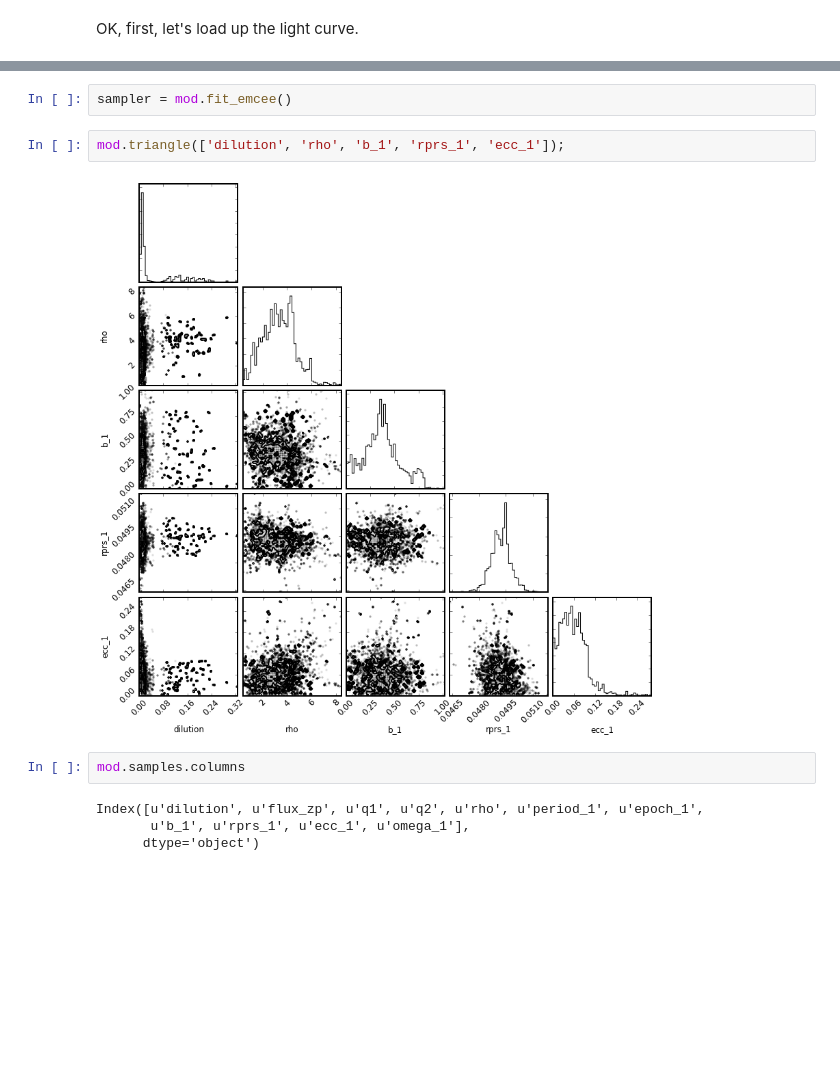
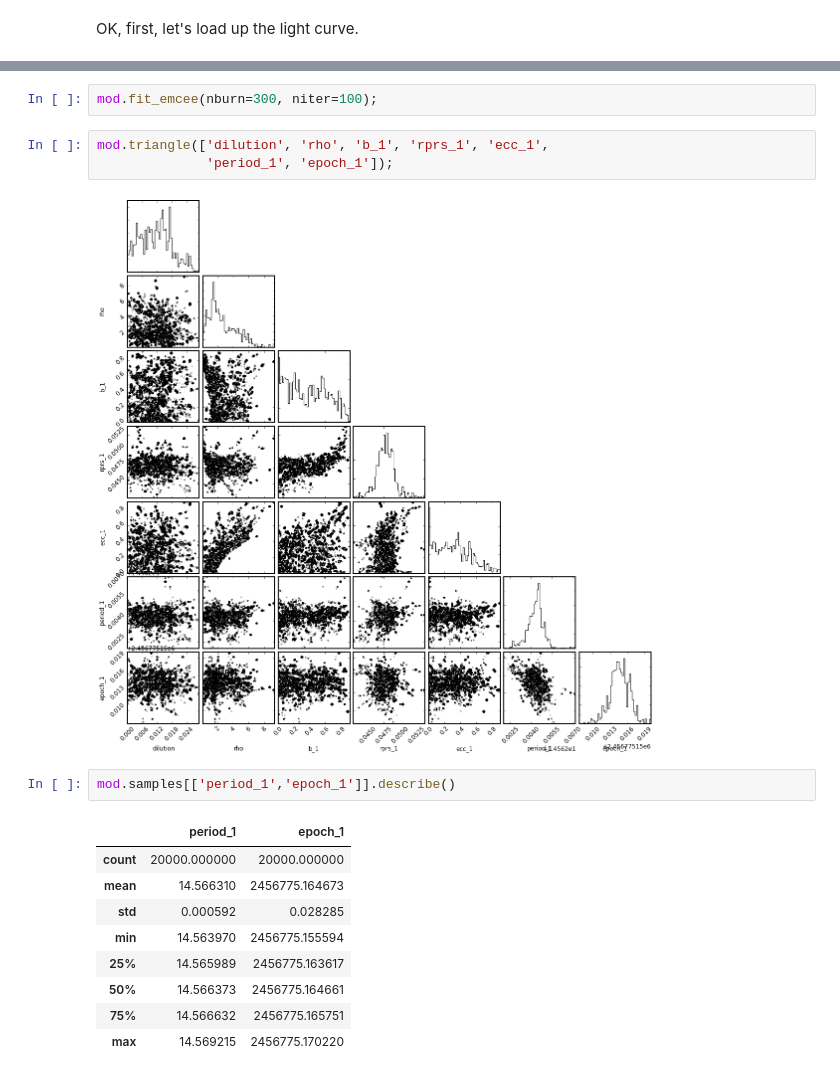
Before and after one commit to timothydmorton/transit-fitting, a Jupyter notebook: notebooks/k2_testing.ipynb, the cells around one changed output, grey strips where cells are left out. Drawn from its saved outputs; the diff is of its cells as text; blank space fills up the shorter version.

```diff
--- a/notebooks/k2_testing.ipynb
+++ b/notebooks/k2_testing.ipynb
@@ -30,12 +40,19 @@ mod.plot_planets(pars);
-# %%
-sampler = mod.fit_emcee()
+# %%
+mod.fit_emcee(nburn=300, niter=100);
 # %%
-mod.triangle(['dilution', 'rho', 'b_1', 'rprs_1', 'ecc_1']);
+mod.triangle(['dilution', 'rho', 'b_1', 'rprs_1', 'ecc_1',
+              'period_1', 'epoch_1']);
 # %% [output]
-[figure, old version]
+[figure, new version]
 # %%
-mod.samples.columns
+mod.samples[['period_1','epoch_1']].describe()
 # %% [output]
-Index([u'dilution', u'flux_zp', u'q1', u'q2', u'rho', u'period_1', u'epoch_1',
-       u'b_1', u'rprs_1', u'ecc_1', u'omega_1'],
-      dtype='object')
+|  | period_1 | epoch_1 |
+| count | 20000.000000 | 20000.000000 |
+| mean | 14.566310 | 2456775.164673 |
+| std | 0.000592 | 0.028285 |
+| min | 14.563970 | 2456775.155594 |
+| 25% | 14.565989 | 2456775.163617 |
+| 50% | 14.566373 | 2456775.164661 |
+| 75% | 14.566632 | 2456775.165751 |
+| max | 14.569215 | 2456775.170220 |
```
Also changed, not shown: parts of 14 cells of this notebook, 1 other file.
